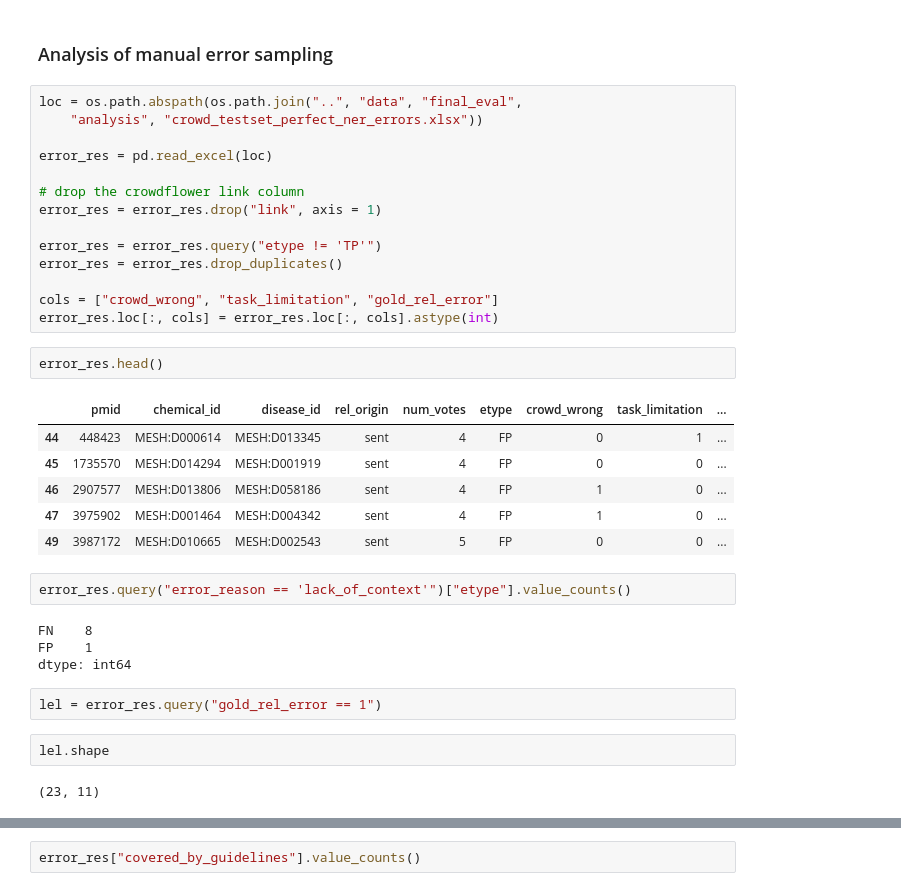
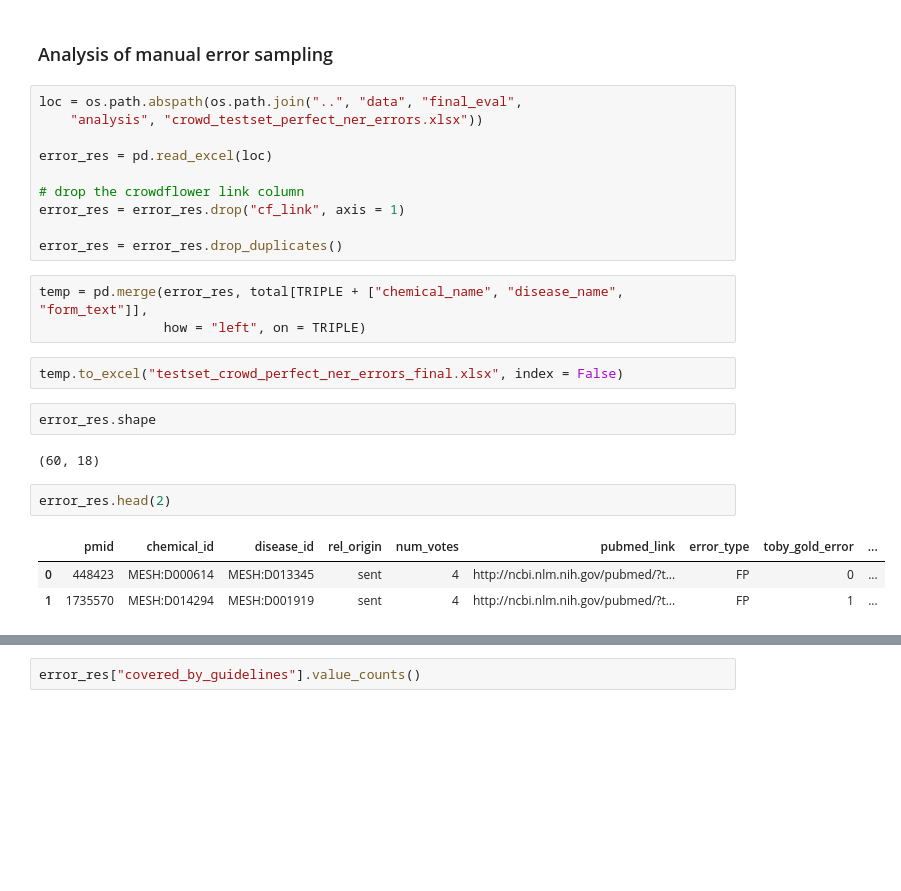
Before and after one commit to SuLab/crowd_cid_relex, a Jupyter notebook: crowd_only/analysis/final_eval_cross_validation.ipynb, the cells around one changed output, grey strips where cells are left out. Saved outputs shown, nothing was run; the diff lists cells and outputs as text; blank space fills up the shorter version.

```diff
--- a/crowd_only/analysis/final_eval_cross_validation.ipynb
+++ b/crowd_only/analysis/final_eval_cross_validation.ipynb
@@ -1391,31 +1357,21 @@ loc = os.path.abspath(os.path.join("..", "data", "final_eval",
 error_res = pd.read_excel(loc)
 
 # drop the crowdflower link column
-error_res = error_res.drop("link", axis = 1)
+error_res = error_res.drop("cf_link", axis = 1)
 
-error_res = error_res.query("etype != 'TP'")
 error_res = error_res.drop_duplicates()
-
-cols = ["crowd_wrong", "task_limitation", "gold_rel_error"]
-error_res.loc[:, cols] = error_res.loc[:, cols].astype(int)
+# %%
+temp = pd.merge(error_res, total[TRIPLE + ["chemical_name", "disease_name", "form_text"]],
+                how = "left", on = TRIPLE)
+# %%
+temp.to_excel("testset_crowd_perfect_ner_errors_final.xlsx", index = False)
+# %%
+error_res.shape
+# %% [output]
+(60, 18)
 # %%
-error_res.head()
+error_res.head(2)
 # %% [output]
-|  | pmid | chemical_id | disease_id | rel_origin | num_votes | etype | crowd_wrong | task_limitation | ... |
-| 44 | 448423 | MESH:D000614 | MESH:D013345 | sent | 4 | FP | 0 | 1 | ... |
-| 45 | 1735570 | MESH:D014294 | MESH:D001919 | sent | 4 | FP | 0 | 0 | ... |
-| 46 | 2907577 | MESH:D013806 | MESH:D058186 | sent | 4 | FP | 1 | 0 | ... |
-| 47 | 3975902 | MESH:D001464 | MESH:D004342 | sent | 4 | FP | 1 | 0 | ... |
-| 49 | 3987172 | MESH:D010665 | MESH:D002543 | sent | 5 | FP | 0 | 0 | ... |
+|  | pmid | chemical_id | disease_id | rel_origin | num_votes | pubmed_link | error_type | toby_gold_error | ... |
+| 0 | 448423 | MESH:D000614 | MESH:D013345 | sent | 4 | http://ncbi.nlm.nih.gov/pubmed/?t... | FP | 0 | ... |
+| 1 | 1735570 | MESH:D014294 | MESH:D001919 | sent | 4 | http://ncbi.nlm.nih.gov/pubmed/?t... | FP | 1 | ... |
-# %%
-error_res.query("error_reason == 'lack_of_context'")["etype"].value_counts()
-# %% [output]
-FN    8
-FP    1
-dtype: int64
-# %%
-lel = error_res.query("gold_rel_error == 1")
-# %%
-lel.shape
-# %% [output]
-(23, 11)
```
Also changed, not shown: parts of 144 cells of this notebook.
